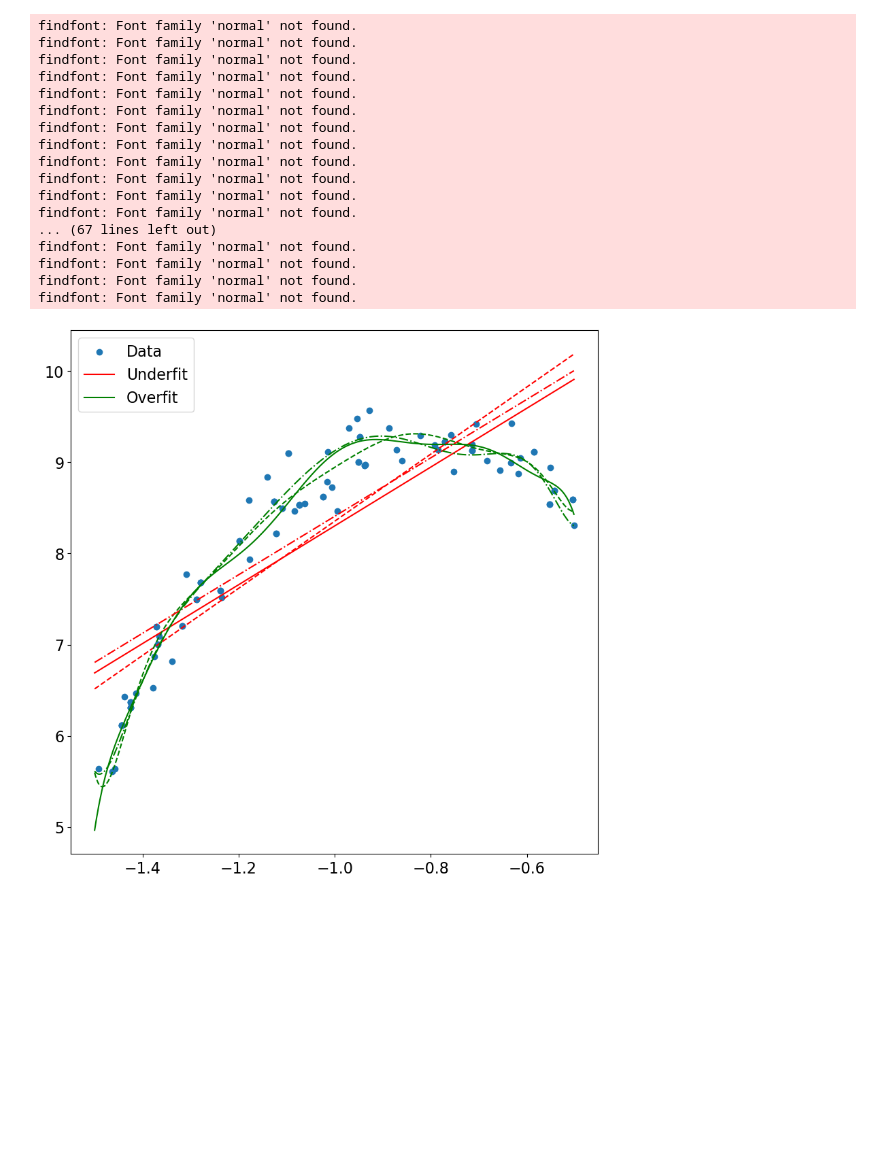
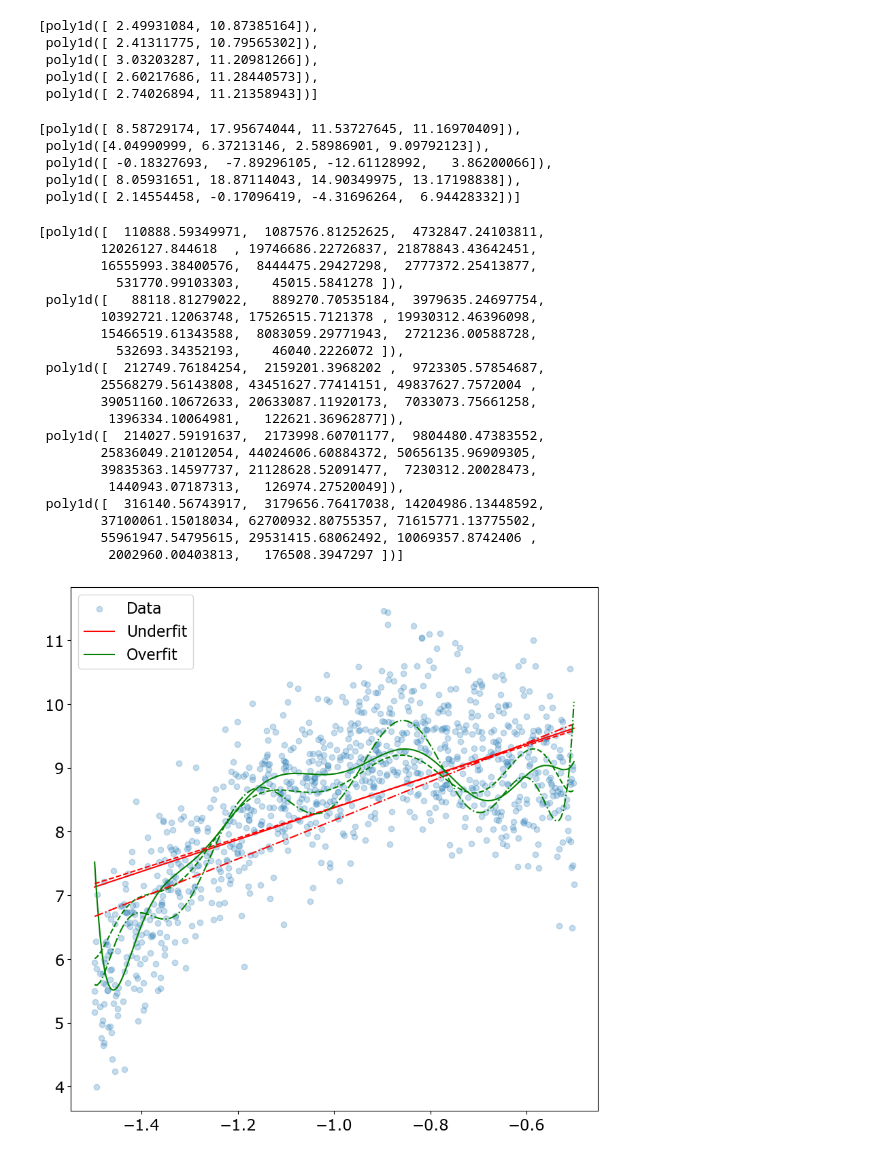
Before and after one commit to meenakshsundaram/AIML, a Jupyter notebook: DecisionTrees/src/curvefit/under_over_fit.ipynb, the cells around one changed output. Saved outputs shown, nothing was run; the diff lists cells and outputs as text; code cells hidden in the pictures; blank space fills up the shorter version.

```diff
--- a/DecisionTrees/src/curvefit/under_over_fit.ipynb
+++ b/DecisionTrees/src/curvefit/under_over_fit.ipynb
@@ -12,6 +33,6 @@ matplotlib.rc('font', **font)
 # %%
 num_points=1000
-std=0.20
+std=0.75
 x=1*np.random.rand(num_points)-1.5
 y=(x**3)-5*(x**2)-10*(x)+5+np.random.randn(num_points)*std
 # %%
@@ -31,37 +52,59 @@ for models in range(5):
     # overfit calculate polynomia
     z = np.polyfit(x[indices], y[indices], 3)
     opt.append(np.poly1d(z))
+# %%
+uf
+# %% [output]
+[poly1d([ 2.49931084, 10.87385164]),
+ poly1d([ 2.41311775, 10.79565302]),
+ poly1d([ 3.03203287, 11.20981266]),
+ poly1d([ 2.60217686, 11.28440573]),
+ poly1d([ 2.74026894, 11.21358943])]
+# %%
+opt
+# %% [output]
+[poly1d([ 8.58729174, 17.95674044, 11.53727645, 11.16970409]),
+ poly1d([4.04990999, 6.37213146, 2.58986901, 9.09792123]),
+ poly1d([ -0.18327693,  -7.89296105, -12.61128992,   3.86200066]),
+ poly1d([ 8.05931651, 18.87114043, 14.90349975, 13.17198838]),
+ poly1d([ 2.14554458, -0.17096419, -4.31696264,  6.94428332])]
+# %%
+of
+# %% [output]
+[poly1d([  110888.59349971,  1087576.81252625,  4732847.24103811,
+        12026127.844618  , 19746686.22726837, 21878843.43642451,
+        16555993.38400576,  8444475.29427298,  2777372.25413877,
+          531770.99103303,    45015.5841278 ]),
+ poly1d([   88118.81279022,   889270.70535184,  3979635.24697754,
+        10392721.12063748, 17526515.7121378 , 19930312.46396098,
+        15466519.61343588,  8083059.29771943,  2721236.00588728,
+          532693.34352193,    46040.2226072 ]),
+ poly1d([  212749.76184254,  2159201.3968202 ,  9723305.57854687,
+        25568279.56143808, 43451627.77414151, 49837627.7572004 ,
+        39051160.10672633, 20633087.11920173,  7033073.75661258,
+         1396334.10064981,   122621.36962877]),
+ poly1d([  214027.59191637,  2173998.60701177,  9804480.47383552,
+        25836049.21012054, 44024606.60884372, 50656135.96909305,
+        39835363.14597737, 21128628.52091477,  7230312.20028473,
+         1440943.07187313,   126974.27520049]),
+ poly1d([  316140.56743917,  3179656.76417038, 14204986.13448592,
+        37100061.15018034, 62700932.80755357, 71615771.13775502,
+        55961947.54795615, 29531415.68062492, 10069357.8742406 ,
+         2002960.00403813,   176508.3947297 ])]
 # %%
 plt.figure(figsize=[10,10])
-plt.scatter(x[indices],y[indices])
+plt.scatter(x,y,alpha=0.25)
 h1=plt.plot(np.sort(x),uf[0](np.sort(x)),'-r')
 h2=plt.plot(np.sort(x),of[0](np.sort(x)),'-g')
 #h3=plt.plot(np.sort(x),opt[0](np.sort(x)),'-k')
 plt.plot(np.sort(x),uf[1](np.sort(x)),'--r')
 plt.plot(np.sort(x),of[1](np.sort(x)),'--g')
 #plt.plot(np.sort(x),opt[1](np.sort(x)),'--k')
 plt.plot(np.sort(x),uf[2](np.sort(x)),'-.r')
 plt.plot(np.sort(x),of[2](np.sort(x)),'-.g')
 #plt.plot(np.sort(x),opt[2](np.sort(x)),'-.k')
 plt.legend(['Data','Underfit','Overfit'])
 plt.show()
 plt.close()
 # %% [output]
-findfont: Font family 'normal' not found.
-findfont: Font family 'normal' not found.
-findfont: Font family 'normal' not found.
-findfont: Font family 'normal' not found.
-findfont: Font family 'normal' not found.
-findfont: Font family 'normal' not found.
-findfont: Font family 'normal' not found.
-findfont: Font family 'normal' not found.
-findfont: Font family 'normal' not found.
-findfont: Font family 'normal' not found.
-findfont: Font family 'normal' not found.
-findfont: Font family 'normal' not found.
-... (67 lines left out)
-findfont: Font family 'normal' not found.
-findfont: Font family 'normal' not found.
-findfont: Font family 'normal' not found.
-findfont: Font family 'normal' not found.
-[figure, old version]
+[figure, new version]
```
Also changed, not shown: parts of 2 cells of this notebook, 5 other files.
